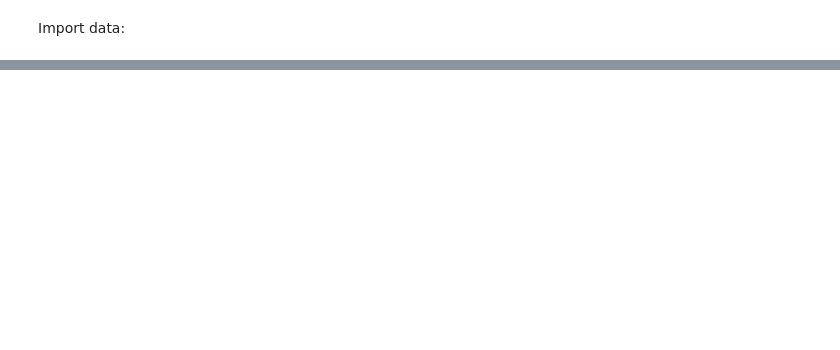
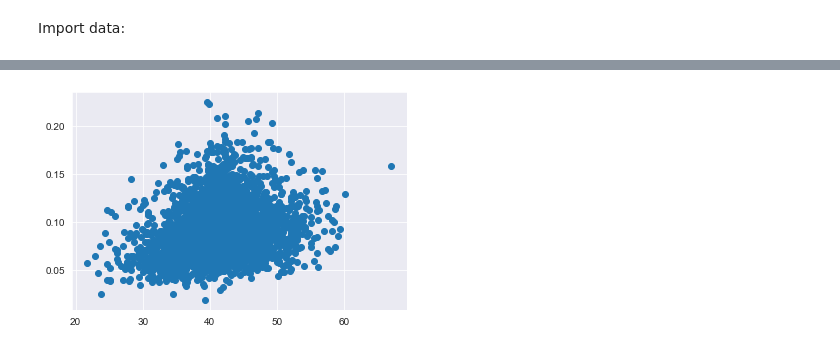
Before and after one commit to ElizabethBreen/CSS_Project2, a Jupyter notebook: project_2_notebook.ipynb, the cells around one changed output, grey strips where cells are left out. Cells and saved outputs as stored; diff of their text form; code cells hidden in the pictures; blank space fills up the shorter version.

```diff
--- a/project_2_notebook.ipynb
+++ b/project_2_notebook.ipynb
@@ -29,0 +131,9 @@ NameError: name 'pd' is not defined
+# %%
+d_rates['median age']=diabetes['sex and age_total population_median age (years)']
+
+
+fig, ax = plt.subplots()
+ax.scatter(d_rates["median age"], d_rates["Diabetes_Number"])
+plt.show()
+# %% [output]
+[figure, added]
```
Also changed, not shown: parts of 23 cells of this notebook, 2 other files.
